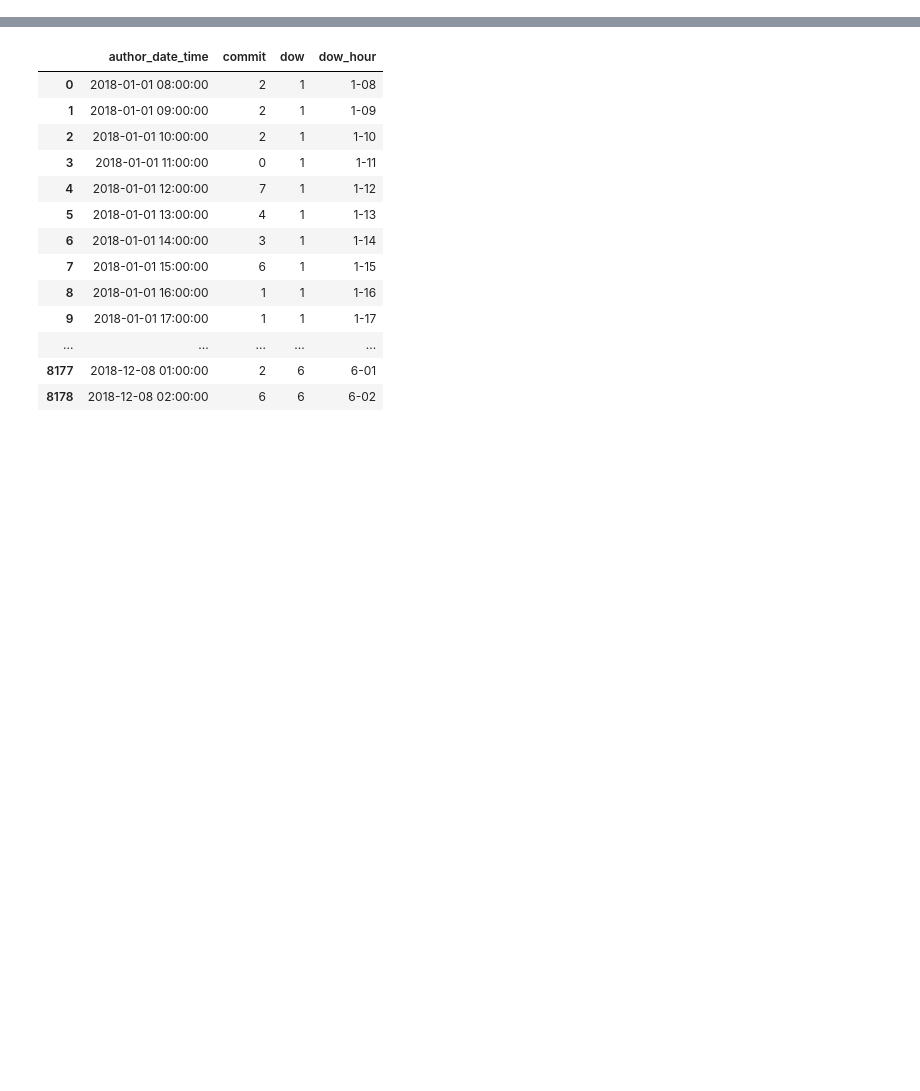
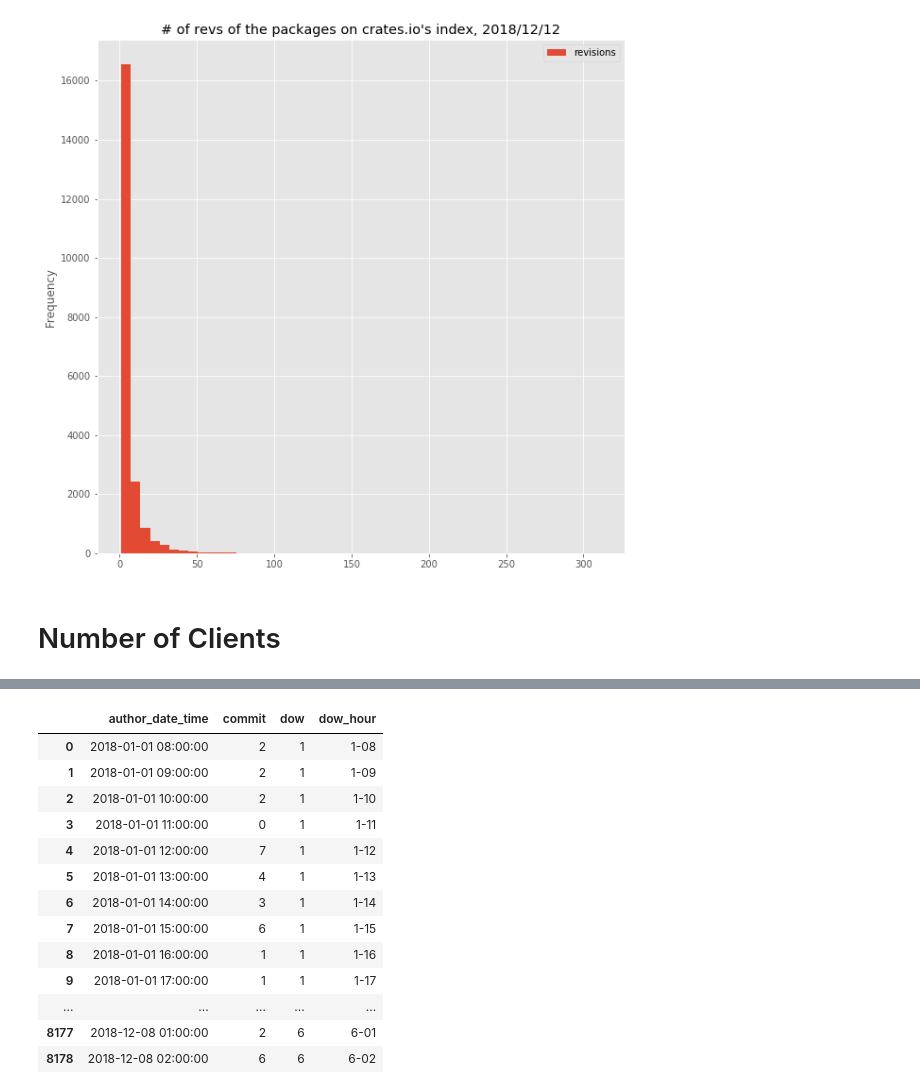
Before and after one commit to kzys/8-p.info, a Jupyter notebook: rustacean-report/crates-io.ipynb, the cells around one changed output, grey strips where cells are left out. Saved outputs shown, nothing was run; the diff lists cells and outputs as text; code cells hidden in the pictures; blank space fills up the shorter version.

```diff
--- a/rustacean-report/crates-io.ipynb
+++ b/rustacean-report/crates-io.ipynb
@@ -11,0 +49,4 @@ plt.style.use('ggplot')
+# %%
+ax = df[['package', 'revisions']].plot.hist(bins = 50, figsize = (10,10), title = "# of revs of the packages on crates.io's index, 2018/12/12")
+# %% [output]
+[figure, added]
@@ -11,0 +55,2 @@ plt.style.use('ggplot')
+# %% [markdown]
+# Number of Clients
```
Also changed, not shown: parts of 21 cells of this notebook, 2 other files.
